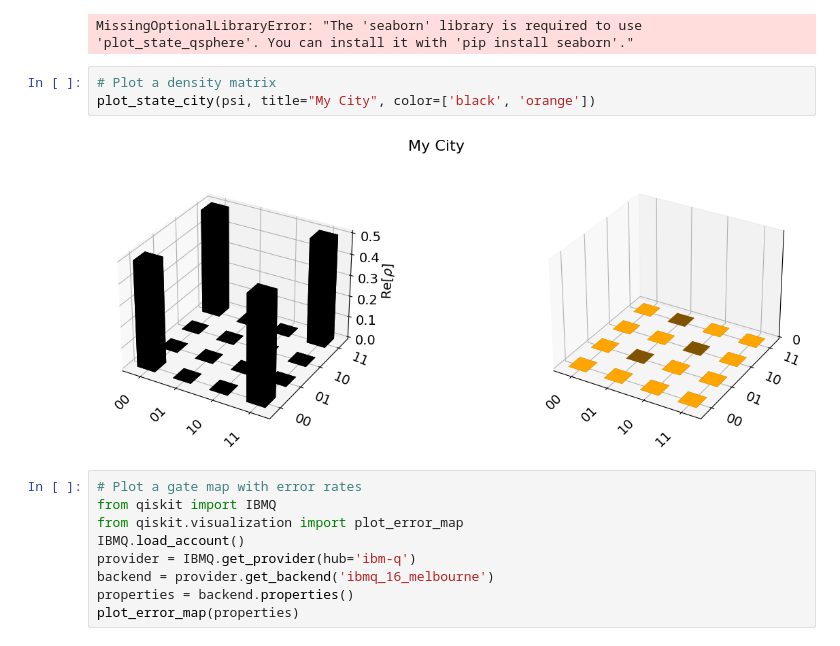
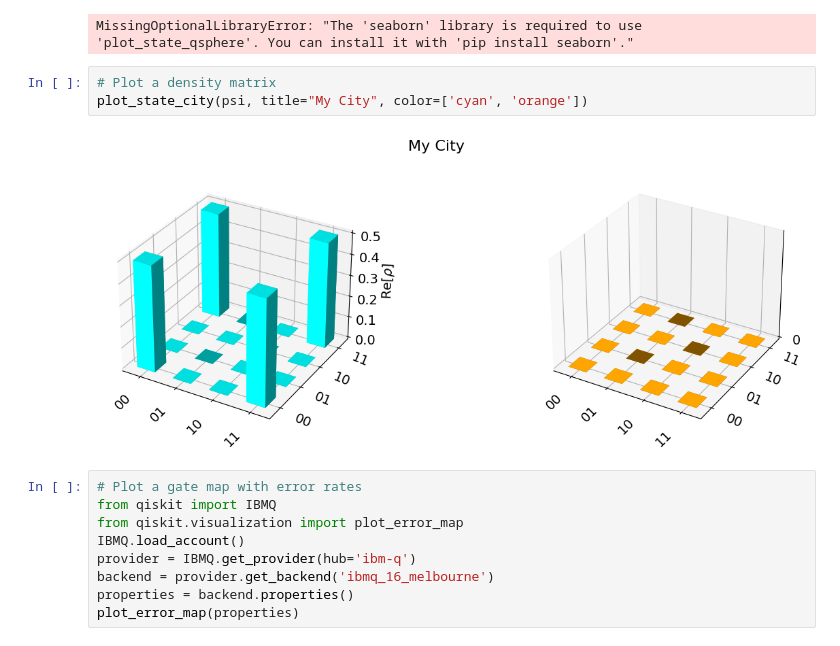
Before and after one commit to dakk/qiskit_exam_resources, a Jupyter notebook: qiskit_visualization.ipynb, the cells around one changed output. Drawn from its saved outputs; the diff is of its cells as text.

```diff
--- a/qiskit_visualization.ipynb
+++ b/qiskit_visualization.ipynb
@@ -49,9 +49,9 @@ plot_state_qsphere(psi)
 MissingOptionalLibraryError: "The 'seaborn' library is required to use 'plot_state_qsphere'. You can install it with 'pip install seaborn'."
 # %%
 # Plot a density matrix
-plot_state_city(psi, title="My City", color=['black', 'orange'])
+plot_state_city(psi, title="My City", color=['cyan', 'orange'])
 # %% [output]
-[figure, old version]
+[figure, new version]
 # %%
 # Plot a gate map with error rates
 from qiskit import IBMQ
```
Also changed, not shown: 1 other file.
